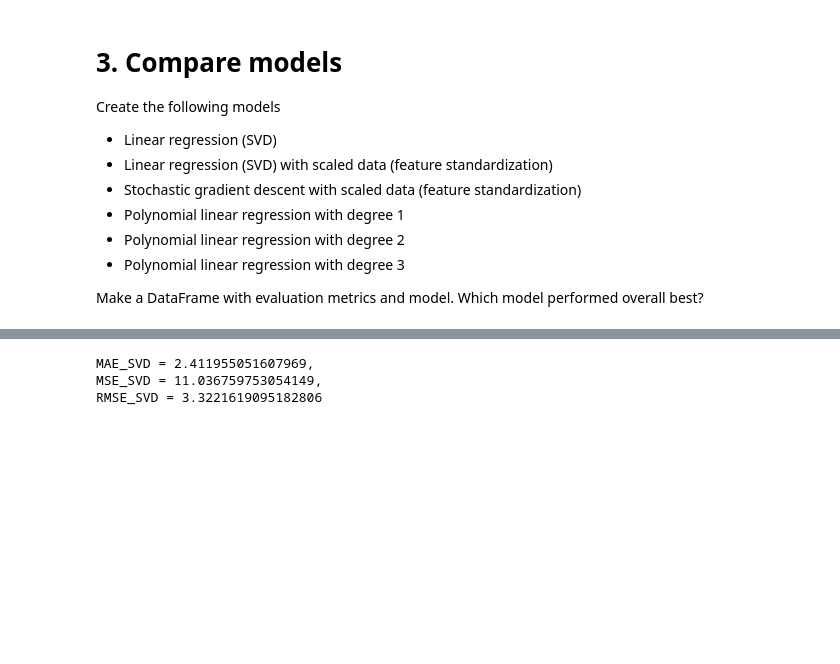
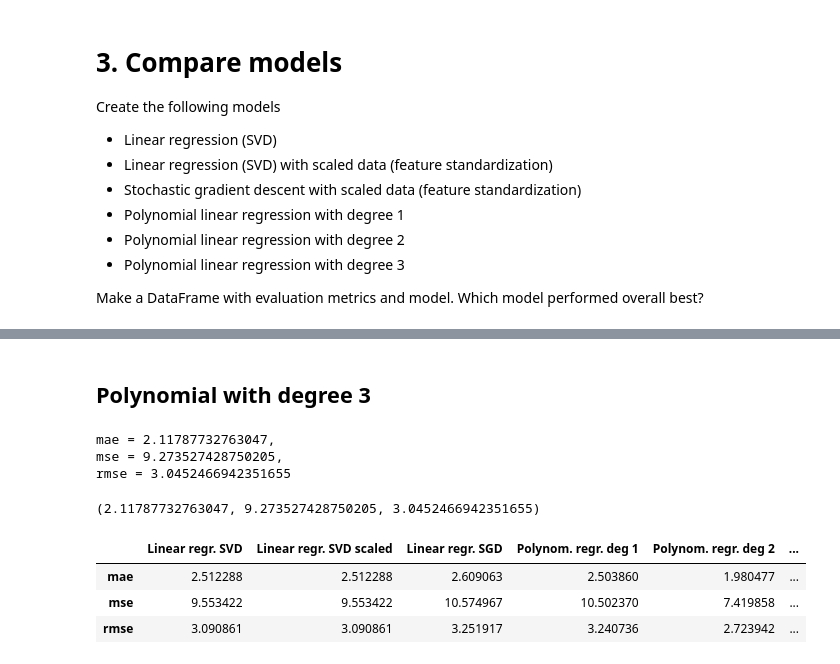
Before and after one commit to VineelaNedunuri/Machine-learning, a Jupyter notebook: Exercises/E02_sklearn.ipynb, the cells around one changed output, grey strips where cells are left out. Cells and saved outputs as stored; diff of their text form; code cells hidden in the pictures; blank space fills up the shorter version.

Commit message:
sklearn finished

```diff
--- a/Exercises/E02_sklearn.ipynb
+++ b/Exercises/E02_sklearn.ipynb
@@ -295,16 +292,7 @@ RMSE = 3.0908610739263582
 # Stochastic gradient descent with scaled data (feature standardization)
 from sklearn.linear_model import SGDRegressor
 
-model_SGD = SGDRegressor(loss = "squared_error", max_iter = 10000)
-model_SGD.fit(scaled_X_train, y_train)
-
-# first predict on our test data
-y_pred_SGD = model_SGD.predict(scaled_X_test)
-
-# calculate
-MAE_SGD = mean_absolute_error(y_test, y_pred)
-MSE_SGD = mean_squared_error(y_test, y_pred)
-RMSE_SGD = np.sqrt(MSE_SGD)
-
-print(f'{MAE_SGD = },\n{MSE_SGD = },\n{RMSE_SGD = }')
+model = SGDRegressor(loss = "squared_error", max_iter = 10000)
+SGD_scaled_data = train_predict_evaluate(scaled_X_train, scaled_X_test, y_train, y_test, model)
+SGD_scaled_data
 # %% [output]
@@ -385,26 +357,32 @@ RMSE_SVD = 2.812953984540383
+# %% [markdown]
+## Polynomial with degree 3
 # %%
-from sklearn.preprocessing import PolynomialFeatures
-
 # PolynomialFeatures creates feature matrix to represent the polynomial combinations
 poly = PolynomialFeatures(degree=3, include_bias=False)
 poly_features = poly.fit_transform(X) #we create the new polynomial features.
 
-X_train, X_test, y_train, y_test = train_test_split(poly_features, y, test_size=0.3, random_state=42)
+X_train, X_test, y_train, y_test = train_test_split(poly_features, y, test_size=0.2, random_state=42)
 
-#Creating a polynomial regression model
-poly_reg_model = LinearRegression()
-poly_reg_model.fit(X_train, y_train)
+# Feature scaling
+scaler = StandardScaler()
 
-poly_y_pred = poly_reg_model.predict(X_test)
+scaled_X_train = scaler.fit_transform(X_train) # calculates parameters sigma and mu based on X_train and transform X_train
+scaled_X_test = scaler.transform(X_test) # uses the parameters sigma and mu that was calculated before to transform X_test
 
-# calculate
-
-MAE_SVD = mean_absolute_error(y_test, poly_y_pred)
-MSE_SVD = mean_squared_error(y_test, poly_y_pred)
-RMSE_SVD = np.sqrt(MSE_SVD)
-
-print(f'{MAE_SVD = },\n{MSE_SVD = },\n{RMSE_SVD = }')
+# calling function
+model = LinearRegression()
+poly_degree3 = train_predict_evaluate(scaled_X_train, scaled_X_test, y_train, y_test, model)
+poly_degree3
 # %% [output]
-MAE_SVD = 2.411955051607969,
-MSE_SVD = 11.036759753054149,
-RMSE_SVD = 3.3221619095182806
+mae = 2.11787732763047,
+mse = 9.273527428750205,
+rmse = 3.0452466942351655
+(2.11787732763047, 9.273527428750205, 3.0452466942351655)
+# %%
+df = pd.DataFrame({'Linear regr. SVD':linear_regression_SVD, 'Linear regr. SVD scaled':linear_regression_SVD_scaled_data,'Linear regr. SGD':SGD_scaled_data, 'Polynom. regr. deg 1':poly_degree1,'Polynom. regr. deg 2':poly_degree2,'Polynom. regr. deg 3':poly_degree3},index=['mae', 'mse', 'rmse'])
+df
+# %% [output]
+|  | Linear regr. SVD | Linear regr. SVD scaled | Linear regr. SGD | Polynom. regr. deg 1 | Polynom. regr. deg 2 | ... |
+| mae | 2.512288 | 2.512288 | 2.609063 | 2.503860 | 1.980477 | ... |
+| mse | 9.553422 | 9.553422 | 10.574967 | 10.502370 | 7.419858 | ... |
+| rmse | 3.090861 | 3.090861 | 3.251917 | 3.240736 | 2.723942 | ... |
```
Also changed, not shown: parts of 12 cells of this notebook.
